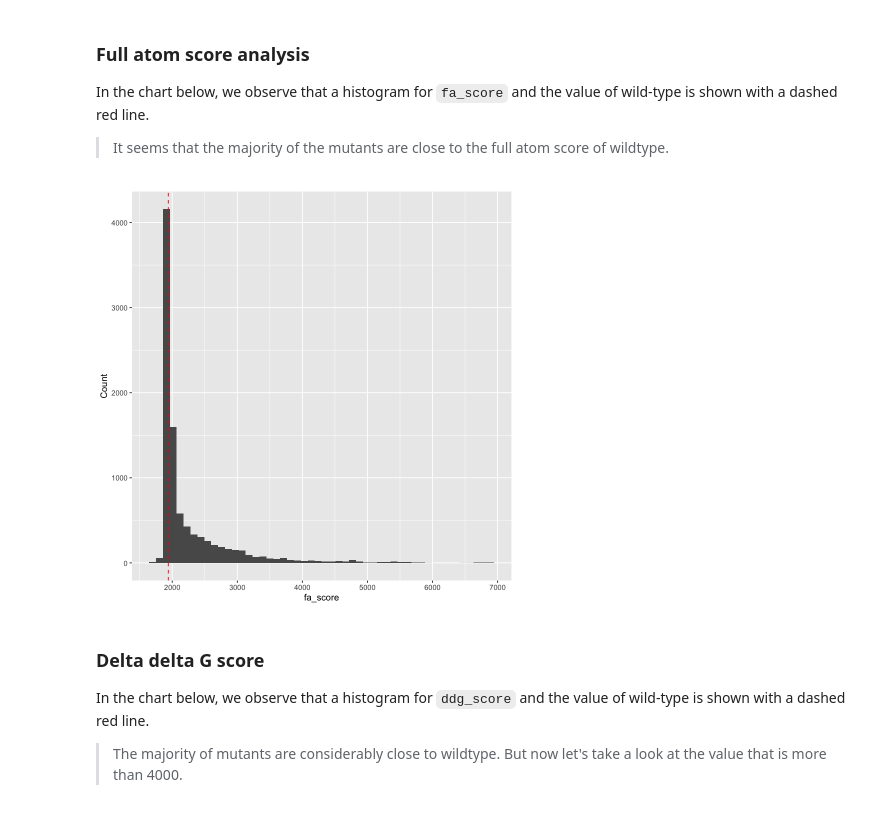
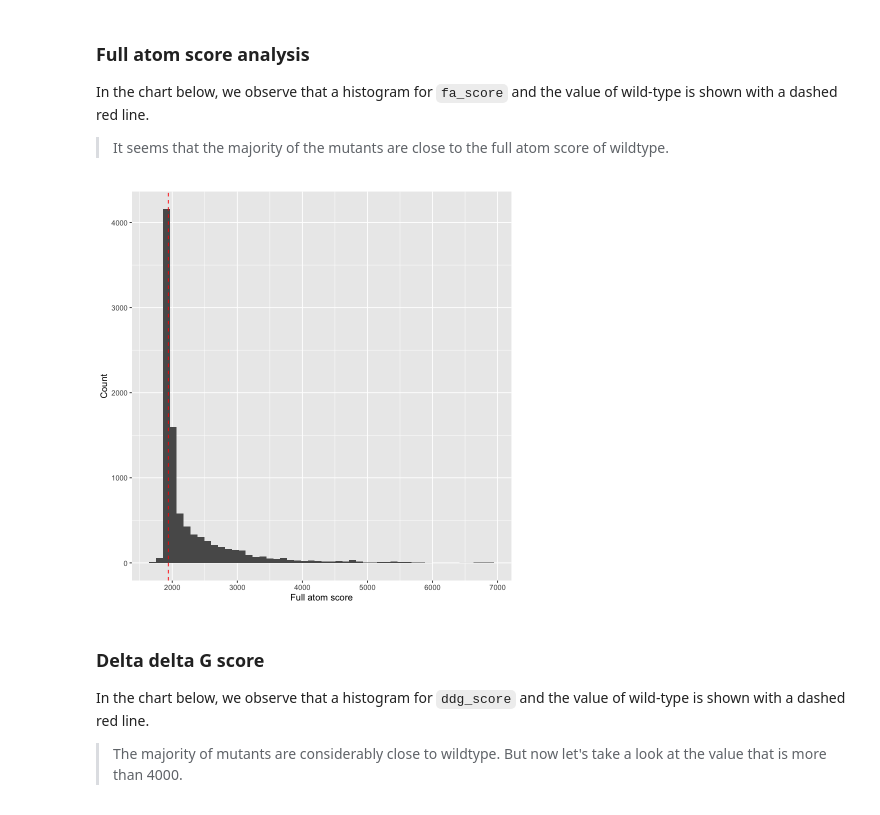
Before and after one commit to redradman/OneAAatATime, a Jupyter notebook: Analysis.ipynb, the cells around one changed output. Saved outputs shown, nothing was run; the diff lists cells and outputs as text; code cells hidden in the pictures.

```diff
--- a/Analysis.ipynb
+++ b/Analysis.ipynb
@@ -253,14 +253,14 @@ In the chart below, we observe that a histogram for `fa_score` and the value of
 # %%
 wildtype <- filter(data, type == "wild_type")
 wildtype_fa_score <- wildtype$fa_score
 
 # Create a histogram for the fa_score values for the mutants
 ggplot(data, aes(x = fa_score)) +
   geom_histogram(bins = 50) +
   geom_vline(xintercept = wildtype_fa_score, color = "red", linetype = "dashed") +
-  labs(x = "fa_score", y = "Count")
+  labs(x = "Full atom score", y = "Count")
 # %% [output]
-[figure, old version]
+[figure, new version]
 # %% [markdown]
 ### Delta delta G score
 In the chart below, we observe that a histogram for `ddg_score` and the value of wild-type is shown with a dashed red line.
```
Also changed, not shown: parts of 3 cells of this notebook.
